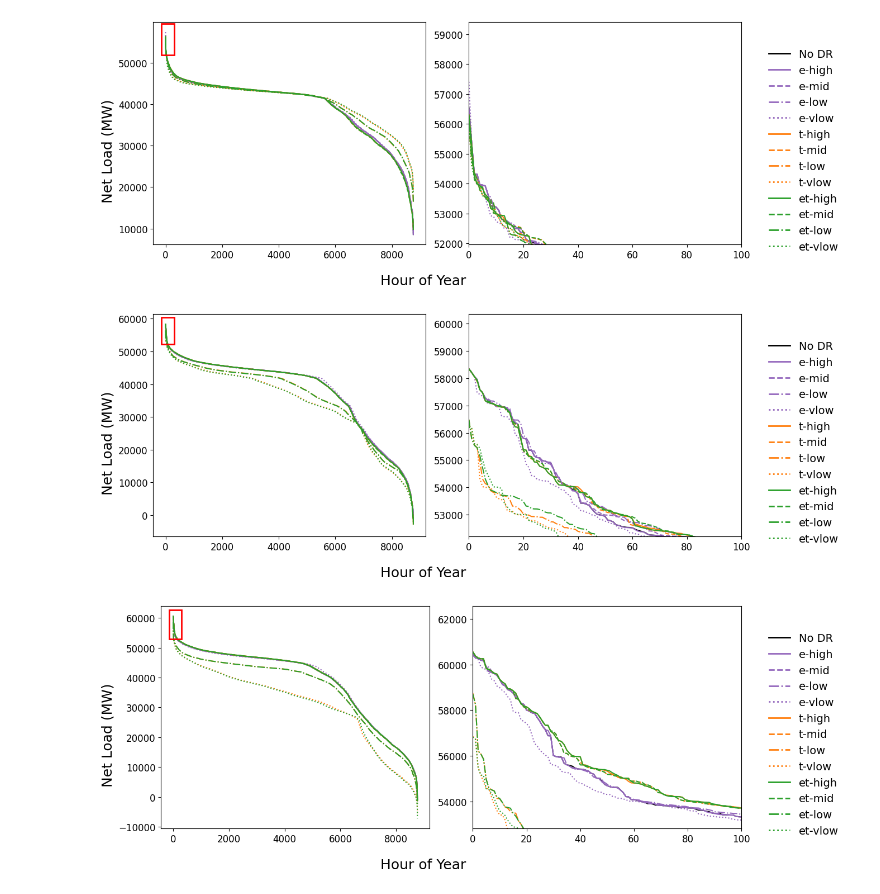
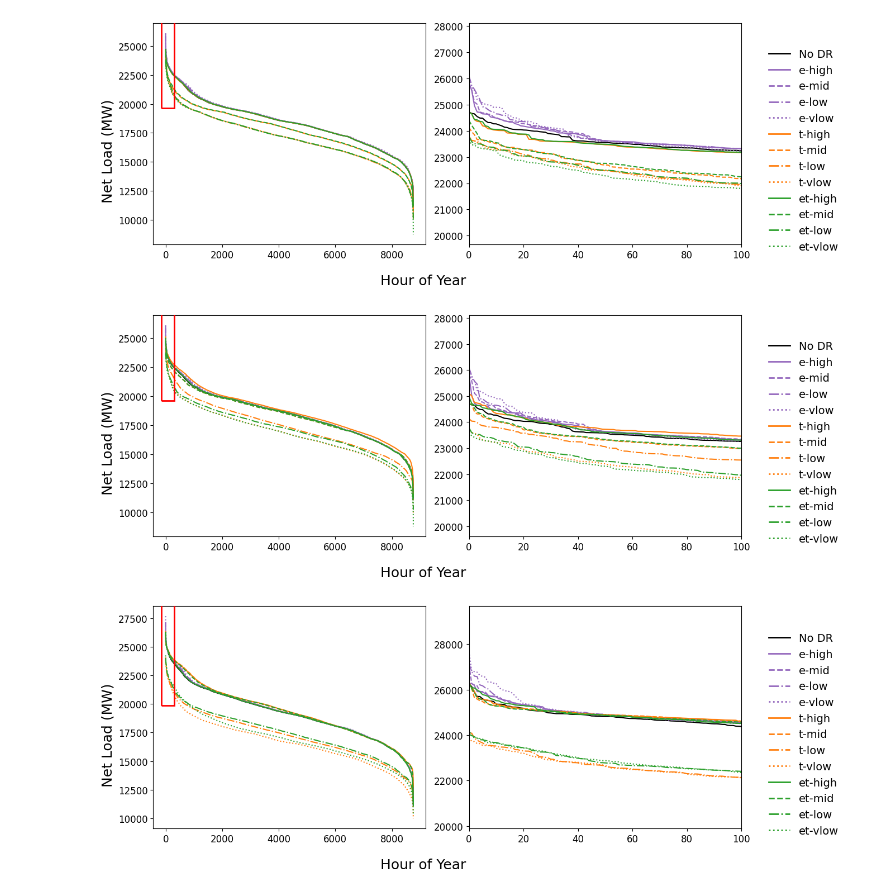
Before and after one commit to trevorb1/pypsa-demand-response, a Jupyter notebook: analysis/net_loads.ipynb, the cells around one changed output. Saved outputs shown, nothing was run; the diff lists cells and outputs as text; code cells hidden in the pictures.

```diff
--- a/analysis/net_loads.ipynb
+++ b/analysis/net_loads.ipynb
@@ -11,11 +11,11 @@ from utils import SECTORS, DR_PRICES, NG_PRICES, NAT_GAS_NICE_NAMES, get_datafra
 # %%
 # User defined variables
 METHOD = "static" # "static" | "dynamic"
-REGION = "caiso" # "caiso" | "new_england"
+REGION = "new_england" # "caiso" | "new_england"
 # %%
 # Path handling (DO NOT CHANGE)
 FIGURES_BASE = Path("..","figures","netload")
-FIGURES_METHOD = Path(FIGURES_BASE, METHOD)
+FIGURES_METHOD = Path(FIGURES_BASE, REGION, METHOD)
 # %%
 def get_ldc(region: str, ng_price: str, sector: Optional[str] = None, dr_price: Optional[str] = None, method: Optional[str] = None) -> pd.Series:
     scenario = get_scenario_name(ng_price=ng_price, sector=sector, dr_price=dr_price)
@@ -141,22 +141,22 @@ def generate_ldc(
     return fig, axs
 # %%
 fig, _ = generate_ldc("lgas", include_title=False)
-# save_f = Path(FIGURES, "lgas.png")
-# save_f.parent.mkdir(parents=True, exist_ok=True)
-# fig.savefig(save_f, bbox_inches="tight")
+save_f = Path(FIGURES_METHOD, "lgas.png")
+save_f.parent.mkdir(parents=True, exist_ok=True)
+fig.savefig(save_f, dpi=300, bbox_inches="tight")
 # %% [output]
-[figure, old version]
+[figure, new version]
 # %%
 fig, _ = generate_ldc("mgas", include_title=False)
-# save_f = Path(FIGURES, "mgas.png")
-# save_f.parent.mkdir(parents=True, exist_ok=True)
-# fig.savefig(save_f, bbox_inches="tight")
+save_f = Path(FIGURES_METHOD, "mgas.png")
+save_f.parent.mkdir(parents=True, exist_ok=True)
+fig.savefig(save_f, dpi=300, bbox_inches="tight")
 # %% [output]
-[figure, old version]
+[figure, new version]
 # %%
 fig, _ = generate_ldc("hgas", include_title=False)
-# save_f = Path(FIGURES, "mgas.png")
-# save_f.parent.mkdir(parents=True, exist_ok=True)
-# fig.savefig(save_f, bbox_inches="tight")
+save_f = Path(FIGURES_METHOD, "hgas.png")
+save_f.parent.mkdir(parents=True, exist_ok=True)
+fig.savefig(save_f, dpi=300, bbox_inches="tight")
 # %% [output]
-[figure, old version]
+[figure, new version]
```
Also changed, not shown: 6 other files.
